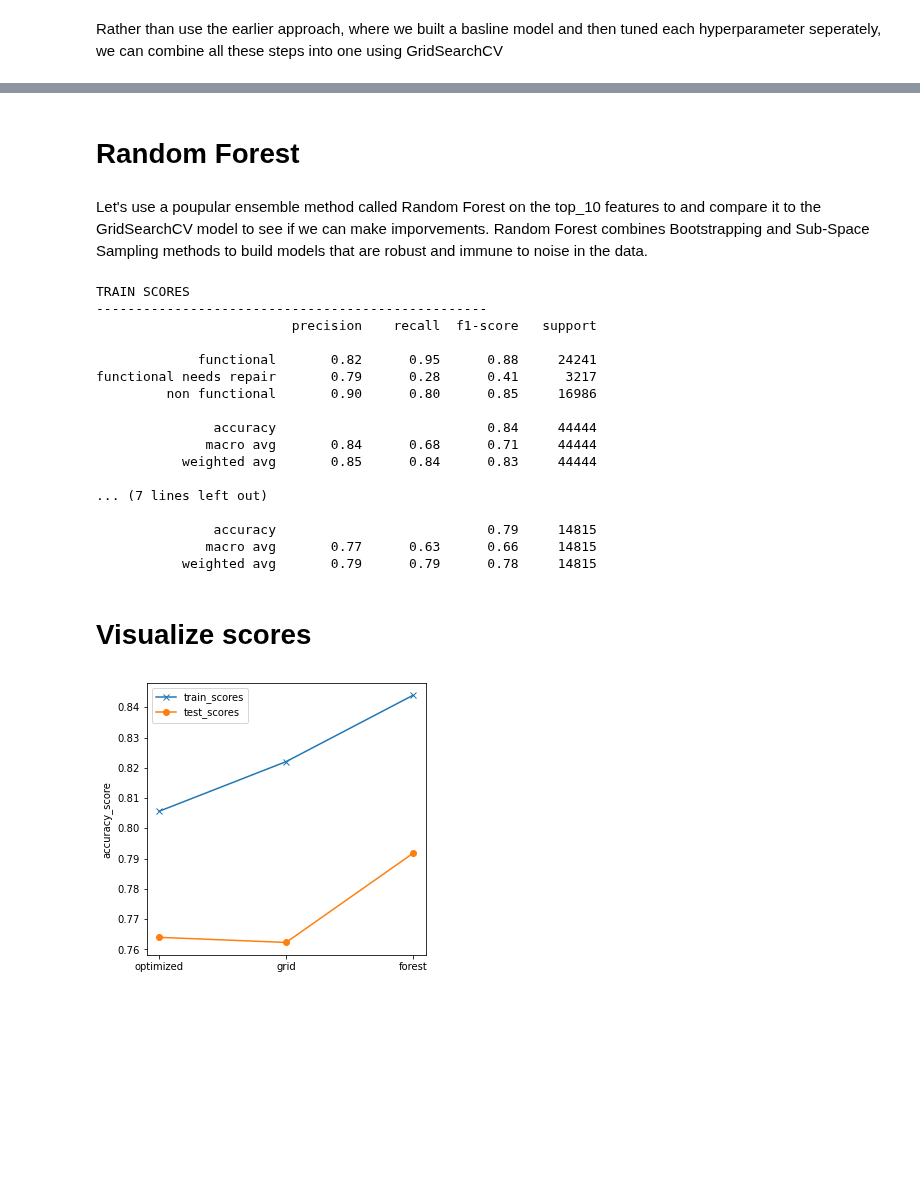
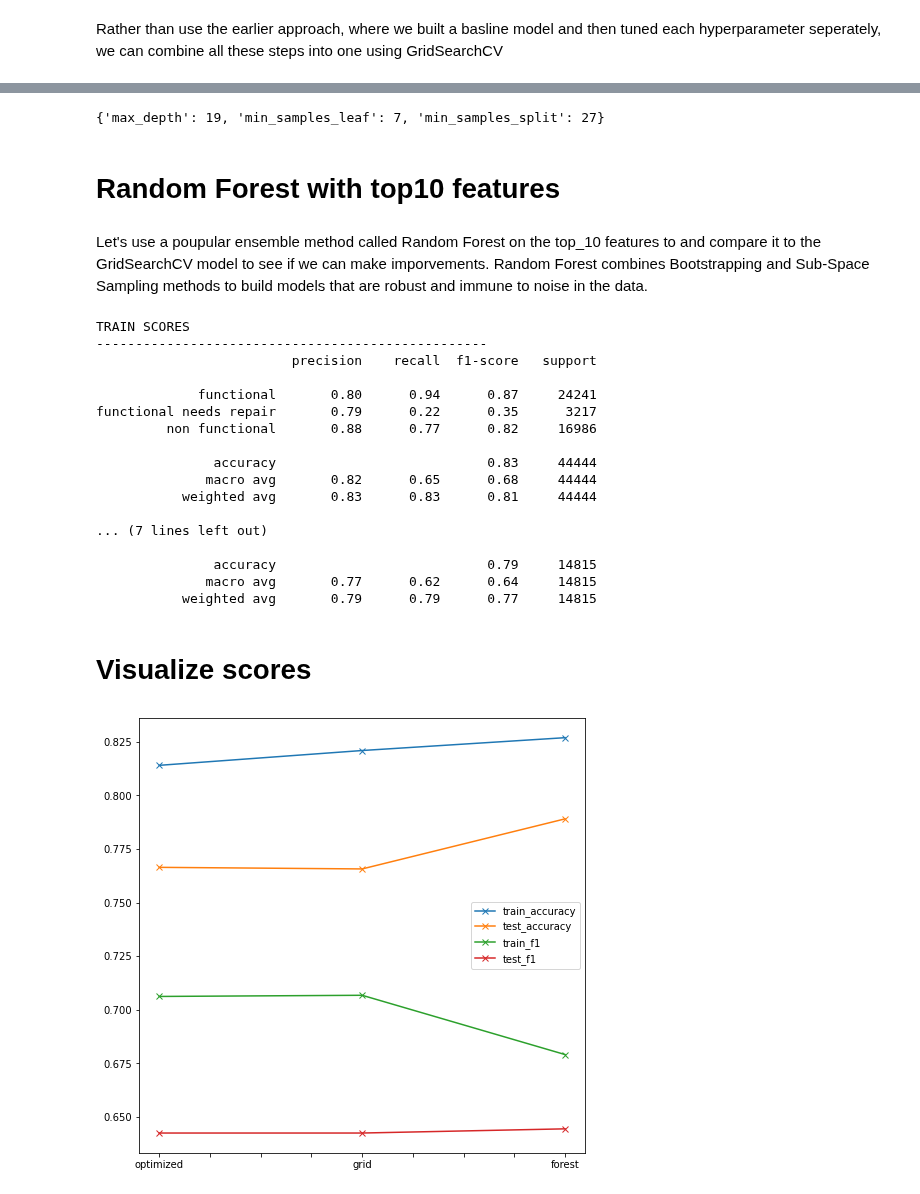
Before and after one commit to rahulakrish/water_pump_classifier, a Jupyter notebook: phase3_project.ipynb, the cells around one changed output, grey strips where cells are left out. Cells and saved outputs as stored; diff of their text form; code cells hidden in the pictures; blank space fills up the shorter version.

```diff
--- a/phase3_project.ipynb
+++ b/phase3_project.ipynb
@@ -966,7 +957,7 @@ We can see that the accuracy peaks at a sample value of 19
 # %%
 #use the optimum value of depth,min_samples_split
 depth = 15
-min_split = 19
+min_split = 28
 
 #define a range of min_samples_for each split
 min_leaf_range = np.arange(2,20)
@@ -1002,4 +993,6 @@ ax.plot(min_leaf_range,accuracy_test_scores,c='b')
 ax.set_xlabel('min_leaf')
 ax.set_ylabel('f1_score')
 ax.set_title('min_leaf_samples')
+
+plt.show();
 # %% [output]
@@ -1011,10 +1003,13 @@ We can see that the peak value is 12
 ### model with optimized parameters
 # %%
 #run the model with the optimized parameters
+depth=15
+samples=28
+leaf=3
 
 #instantiate
-classifier = DecisionTreeClassifier(criterion='entropy',max_depth=15,min_samples_split=19,
-                                    min_samples_leaf=12,random_state=123)
+classifier = DecisionTreeClassifier(criterion='entropy',max_depth=depth,min_samples_split=samples,
+                                    min_samples_leaf=leaf,random_state=123)
 
 #fit the model
 classifier.fit(X_train,y_train)
@@ -1033,6 +1028,9 @@ print(classification_report(y_test,y_hat_test,target_names=names))
 
 accuracy_optimized_train = accuracy_score(y_train,y_hat_train)
 accuracy_optimized_test = accuracy_score(y_test,y_hat_test)
+
+f1_score_optimized_train = f1_score(y_train,y_hat_train,average='macro')
+f1_score_optimized_test = f1_score(y_test,y_hat_test,average='macro')
 # %% [output]
 TRAIN SCORES
 ---------------------------------------------------------
@@ -1144,8 +1142,8 @@ clf_top10 = DecisionTreeClassifier(random_state=123)
 
 #define the parameter grid
 param_grid = {'max_depth': np.arange(15,20),
-              'min_samples_split': np.arange(15,20),
-              'min_samples_leaf': np.arange(10,15)
+              'min_samples_split': np.arange(25,30),
+              'min_samples_leaf': np.arange(3,10)
              }
 
 #instantiate
@@ -1167,6 +1165,9 @@ print(classification_report(y_top10_test,gs_tree_test))
 
 accuracy_grid_train = accuracy_score(y_top10_train,gs_tree_train)
 accuracy_grid_test = accuracy_score(y_top10_test,gs_tree_test)
+
+f1_score_gs_tree_train = f1_score(y_top10_train,gs_tree_train,average='macro')
+f1_score_gs_tree_test = f1_score(y_top10_test,gs_tree_test,average='macro')
 # %% [output]
 TRAIN SCORES
 --------------------------------------------------
@@ -1188,11 +1189,16 @@ functional needs repair       0.65      0.35      0.46      3217
+# %%
+#getting the best parameters
+gs_tree.best_params_
+# %% [output]
+{'max_depth': 19, 'min_samples_leaf': 7, 'min_samples_split': 27}
 # %% [markdown]
-# Random Forest
+# Random Forest with top10 features
 # %% [markdown]
 
 Let's use a poupular ensemble method called Random Forest on the top_10 features to and compare it to the GridSearchCV model to see if we can make imporvements. Random Forest combines Bootstrapping and Sub-Space Sampling methods to build models that are robust and immune to noise in the data.
 # %%
 #instantiante the classifier with the same parameters from earlier
-forest=RandomForestClassifier(n_estimators=100,max_depth=20,min_samples_split=18,min_samples_leaf=6)
+forest=RandomForestClassifier(n_estimators=100,max_depth=19,min_samples_split=27,min_samples_leaf=7)
 
 #fit the data
 forest.fit(X_top10_train,y_top10_train)
@@ -1212,38 +1218,40 @@ print(classification_report(y_top10_test,forest_y_test))
 
 accuracy_forest_train = accuracy_score(y_top10_train,forest_y_train)
 accuracy_forest_test = accuracy_score(y_top10_test,forest_y_test)
+
+f1_score_rf_train = f1_score(y_top10_train,forest_y_train,average='macro')
+f1_score_rf_test = f1_score(y_top10_test,forest_y_test,average='macro')
 # %% [output]
 TRAIN SCORES
 --------------------------------------------------
                          precision    recall  f1-score   support
 
-             functional       0.82      0.95      0.88     24241
-functional needs repair       0.79      0.28      0.41      3217
-         non functional       0.90      0.80      0.85     16986
+             functional       0.80      0.94      0.87     24241
+functional needs repair       0.79      0.22      0.35      3217
+         non functional       0.88      0.77      0.82     16986
 
-               accuracy                           0.84     44444
-              macro avg       0.84      0.68      0.71     44444
-           weighted avg       0.85      0.84      0.83     44444
+               accuracy                           0.83     44444
+              macro avg       0.82      0.65      0.68     44444
+           weighted avg       0.83      0.83      0.81     44444
 
 ... (7 lines left out)
 
                accuracy                           0.79     14815
-              macro avg       0.77      0.63      0.66     14815
-           weighted avg       0.79      0.79      0.78     14815
+              macro avg       0.77      0.62      0.64     14815
+           weighted avg       0.79      0.79      0.77     14815
 # %% [markdown]
 # Visualize scores
 # %%
 # create a dataframe of the scores for the different models
-score_df = pd.DataFrame({'train_scores': [accuracy_optimized_train,accuracy_grid_train,accuracy_forest_train],
-                        'test_scores': [accuracy_optimized_test,accuracy_grid_test,accuracy_forest_test]
-                        },index=['optimized','grid','forest'])
+score_df = pd.DataFrame({'train_accuracy': [accuracy_optimized_train,accuracy_grid_train,accuracy_forest_train],
+                        'test_accuracy': [accuracy_optimized_test,accuracy_grid_test,accuracy_forest_test],
+                        'train_f1': [f1_score_optimized_train,f1_score_gs_tree_train,f1_score_rf_train],
+                         'test_f1': [f1_score_optimized_test,f1_score_optimized_test,f1_score_rf_test]
+                        }, index=['optimized','grid','forest'])
+
 
 #plot the data
-fig,ax=plt.subplots(figsize=(5,5))
-ax.plot(score_df['train_scores'],label='train_scores',marker='x')
-ax.plot(score_df['test_scores'],label='test_scores',marker='o')
-ax.set_ylabel('accuracy_score')
-ax.legend();
-plt.show();
+fig,ax=plt.subplots(figsize=(8,8))
+score_df.plot(kind='line',ax=ax,marker='x');
 # %% [output]
-[figure, old version]
+[figure, new version]
```
Also changed, not shown: parts of 41 cells of this notebook.
